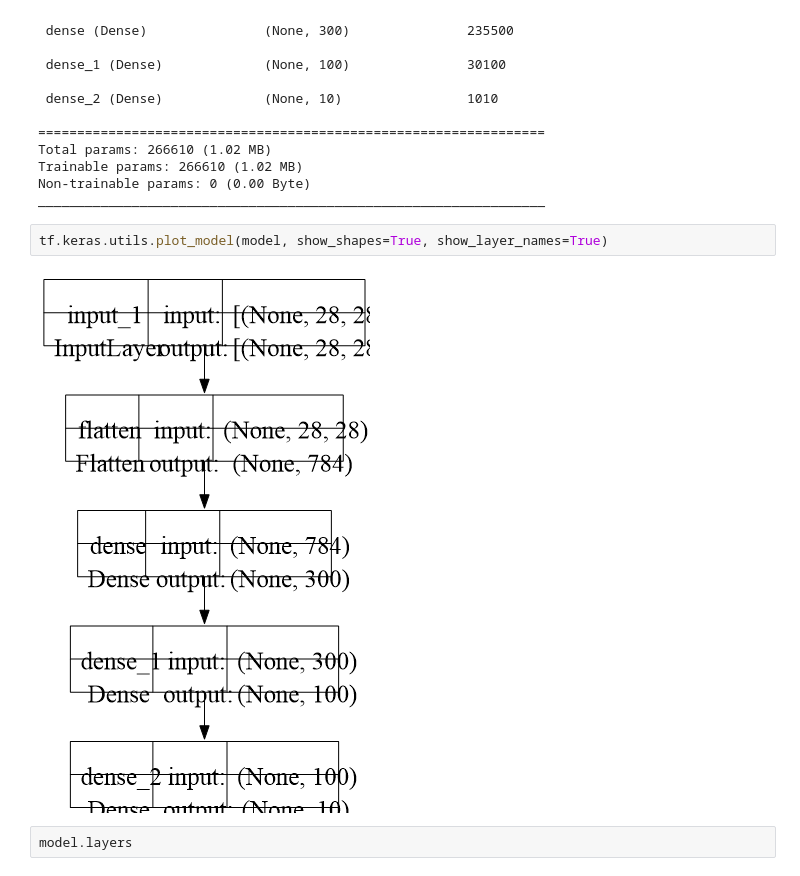
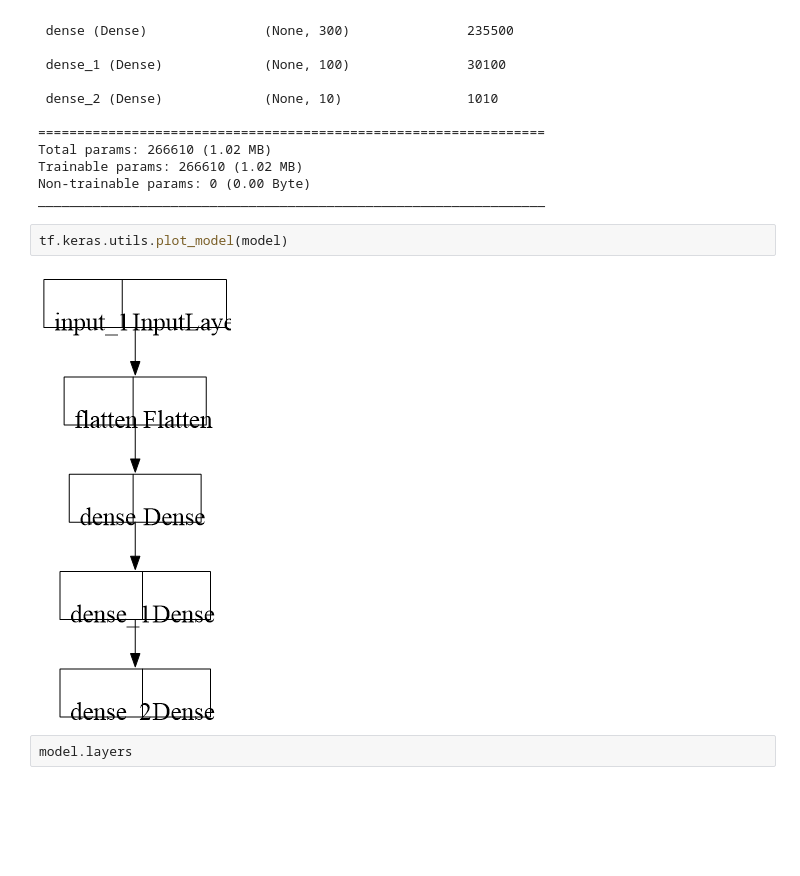
Before and after one commit to MrIsCM/Learning-Machine-Learning, a Jupyter notebook: Notebooks/10_Neural_Networks_with_Keras.ipynb, the cells around one changed output. Saved outputs shown, nothing was run; the diff lists cells and outputs as text; blank space fills up the shorter version.

```diff
--- a/Notebooks/10_Neural_Networks_with_Keras.ipynb
+++ b/Notebooks/10_Neural_Networks_with_Keras.ipynb
@@ -152,9 +152,9 @@ Trainable params: 266610 (1.02 MB)
 Non-trainable params: 0 (0.00 Byte)
 _________________________________________________________________
 # %%
-tf.keras.utils.plot_model(model, show_shapes=True, show_layer_names=True)
+tf.keras.utils.plot_model(model)
 # %% [output]
-[figure, old version]
+[figure, new version]
 # %%
 model.layers
 # %% [output]
```
Also changed, not shown: parts of 4 cells of this notebook, 22 other files.
